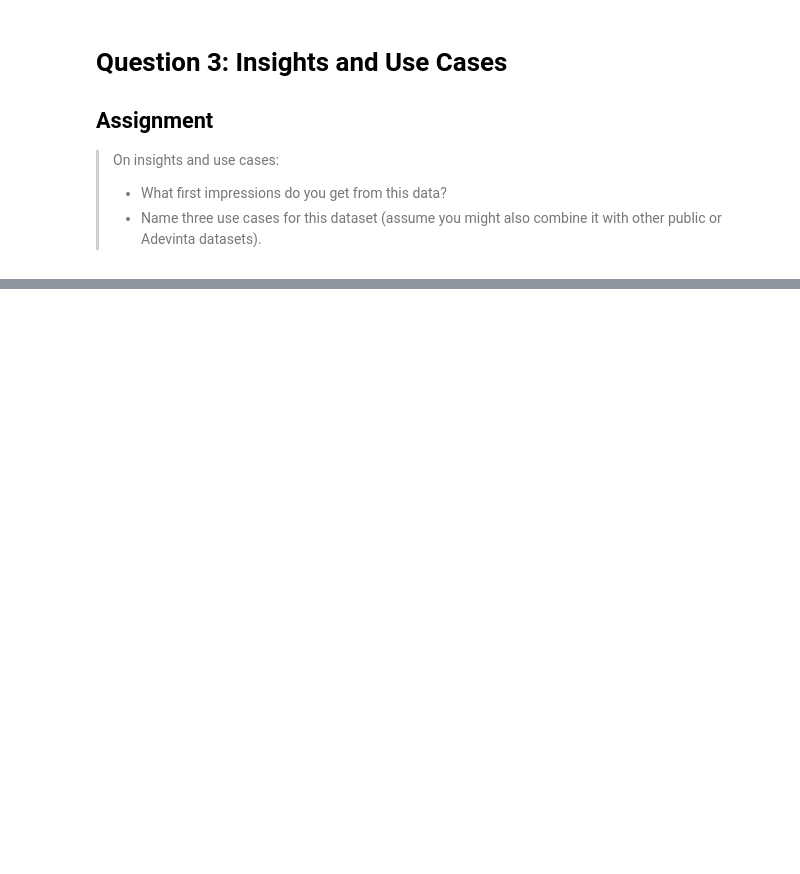
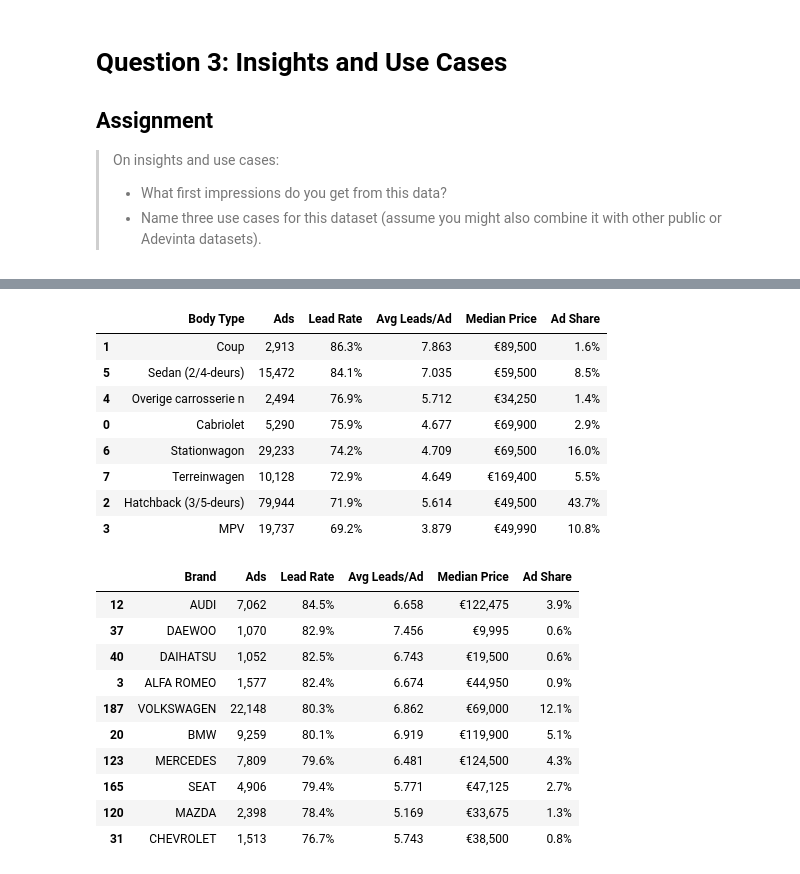
Before and after one commit to omer-t/marktplaats-assignment, a Jupyter notebook: assignments/data_analyst/q3_insights_use_cases.ipynb, the cells around one changed output, grey strips where cells are left out. Saved outputs shown, nothing was run; the diff lists cells and outputs as text; code cells hidden in the pictures; blank space fills up the shorter version.

```diff
--- a/assignments/data_analyst/q3_insights_use_cases.ipynb
+++ b/assignments/data_analyst/q3_insights_use_cases.ipynb
@@ -150,0 +120,27 @@ Some fields describe how the ad is presented rather than what the car is. These
+# %%
+body_type_summary = helpers.segment_insight_summary(insight_data, "carrosserie", min_ads=1000).head(10).drop(columns=["median_photos"])
+brand_summary = helpers.segment_insight_summary(insight_data, "brand", min_ads=1000).head(10).drop(columns=["median_photos"])
+
+display(helpers.style_segment_insight_table(body_type_summary))
+display(helpers.style_segment_insight_table(brand_summary))
+# %% [output]
+|  | Body Type | Ads | Lead Rate | Avg Leads/Ad | Median Price | Ad Share |
+| 1 | Coup | 2,913 | 86.3% | 7.863 | €89,500 | 1.6% |
+| 5 | Sedan (2/4-deurs) | 15,472 | 84.1% | 7.035 | €59,500 | 8.5% |
+| 4 | Overige carrosserie n | 2,494 | 76.9% | 5.712 | €34,250 | 1.4% |
+| 0 | Cabriolet | 5,290 | 75.9% | 4.677 | €69,900 | 2.9% |
+| 6 | Stationwagon | 29,233 | 74.2% | 4.709 | €69,500 | 16.0% |
+| 7 | Terreinwagen | 10,128 | 72.9% | 4.649 | €169,400 | 5.5% |
+| 2 | Hatchback (3/5-deurs) | 79,944 | 71.9% | 5.614 | €49,500 | 43.7% |
+| 3 | MPV | 19,737 | 69.2% | 3.879 | €49,990 | 10.8% |
+|  | Brand | Ads | Lead Rate | Avg Leads/Ad | Median Price | Ad Share |
+| 12 | AUDI | 7,062 | 84.5% | 6.658 | €122,475 | 3.9% |
+| 37 | DAEWOO | 1,070 | 82.9% | 7.456 | €9,995 | 0.6% |
+| 40 | DAIHATSU | 1,052 | 82.5% | 6.743 | €19,500 | 0.6% |
+| 3 | ALFA ROMEO | 1,577 | 82.4% | 6.674 | €44,950 | 0.9% |
+| 187 | VOLKSWAGEN | 22,148 | 80.3% | 6.862 | €69,000 | 12.1% |
+| 20 | BMW | 9,259 | 80.1% | 6.919 | €119,900 | 5.1% |
+| 123 | MERCEDES | 7,809 | 79.6% | 6.481 | €124,500 | 4.3% |
+| 165 | SEAT | 4,906 | 79.4% | 5.771 | €47,125 | 2.7% |
+| 120 | MAZDA | 2,398 | 78.4% | 5.169 | €33,675 | 1.3% |
+| 31 | CHEVROLET | 1,513 | 76.7% | 5.743 | €38,500 | 0.8% |
```
Also changed, not shown: parts of 55 cells of this notebook, 7 other files.
